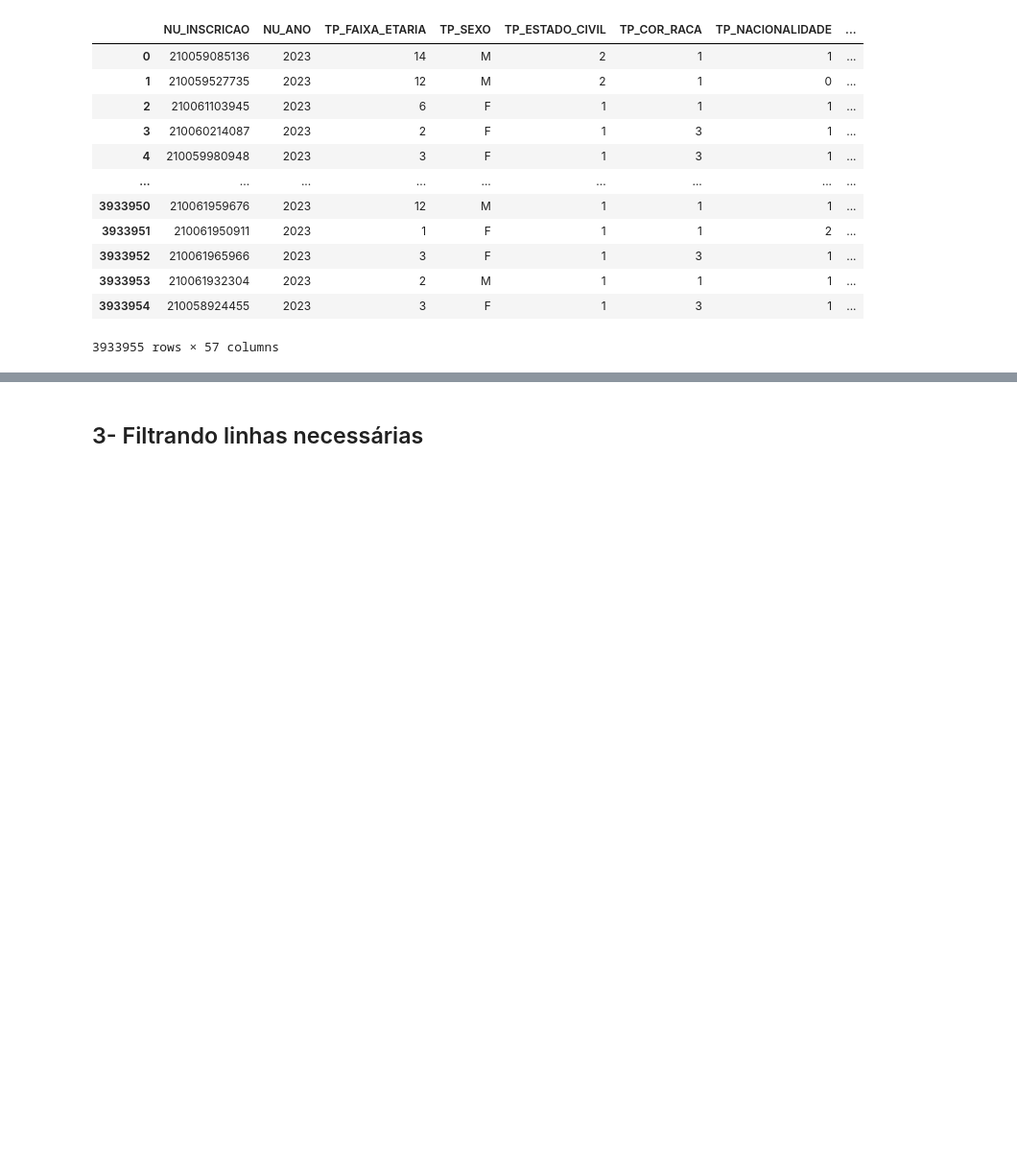
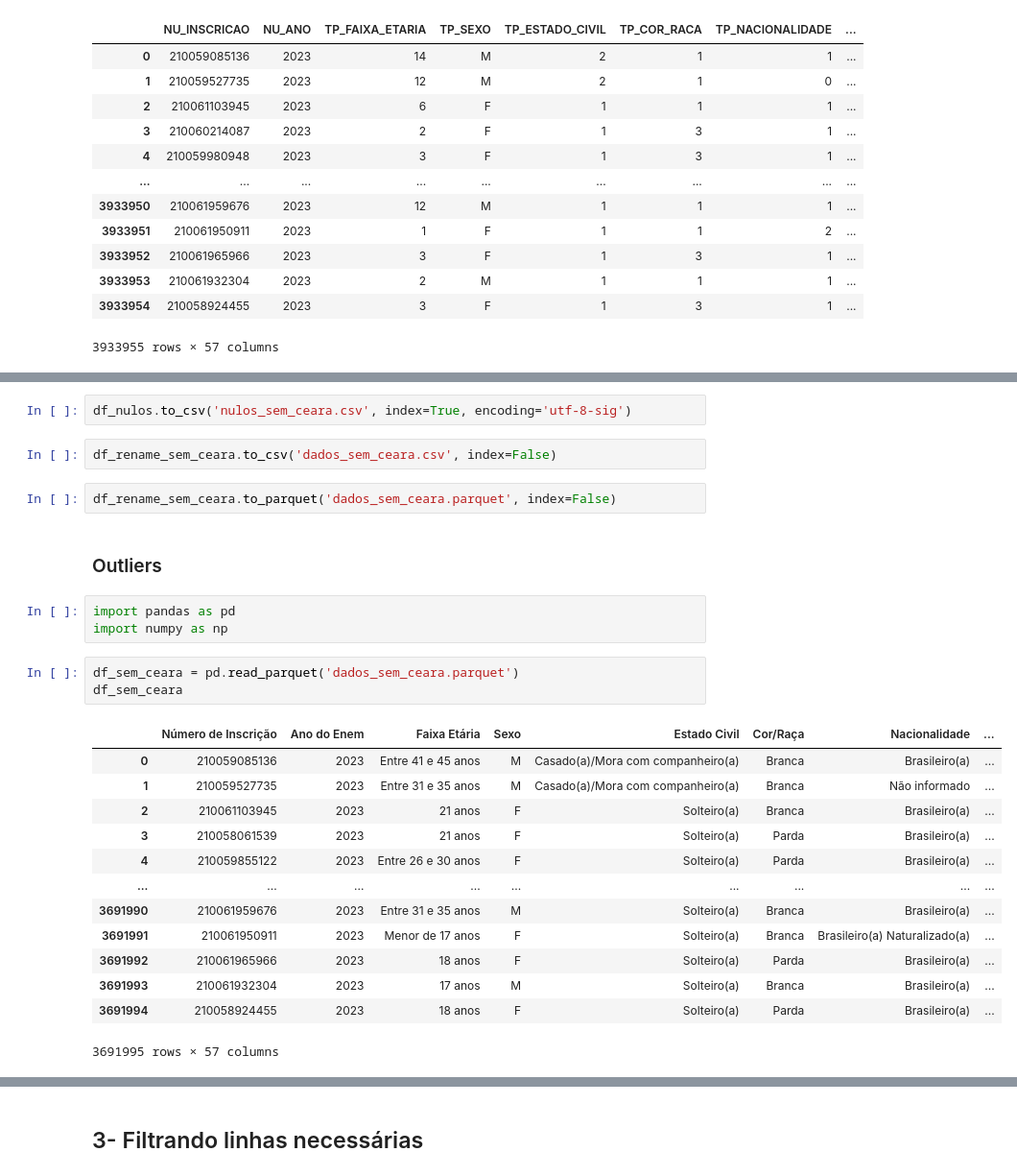
Before and after one commit to PV-cyber-lab/Enem_2023, a Jupyter notebook: limpeza.ipynb, the cells around one changed output, grey strips where cells are left out. Shown at 96% size. Cells and saved outputs as stored; diff of their text form; blank space fills up the shorter version.

```diff
--- a/limpeza.ipynb
+++ b/limpeza.ipynb
@@ -70,0 +563,28 @@ df_colunas_filtradas
+# %%
+df_nulos.to_csv('nulos_sem_ceara.csv', index=True, encoding='utf-8-sig')
+# %%
+df_rename_sem_ceara.to_csv('dados_sem_ceara.csv', index=False)
+# %%
+df_rename_sem_ceara.to_parquet('dados_sem_ceara.parquet', index=False)
+# %% [markdown]
+### Outliers
+# %%
+import pandas as pd
+import numpy as np
+# %%
+df_sem_ceara = pd.read_parquet('dados_sem_ceara.parquet')
+df_sem_ceara
+# %% [output]
+|  | Número de Inscrição | Ano do Enem | Faixa Etária | Sexo | Estado Civil | Cor/Raça | Nacionalidade | ... |
+| 0 | 210059085136 | 2023 | Entre 41 e 45 anos | M | Casado(a)/Mora com companheiro(a) | Branca | Brasileiro(a) | ... |
+| 1 | 210059527735 | 2023 | Entre 31 e 35 anos | M | Casado(a)/Mora com companheiro(a) | Branca | Não informado | ... |
+| 2 | 210061103945 | 2023 | 21 anos | F | Solteiro(a) | Branca | Brasileiro(a) | ... |
+| 3 | 210058061539 | 2023 | 21 anos | F | Solteiro(a) | Parda | Brasileiro(a) | ... |
+| 4 | 210059855122 | 2023 | Entre 26 e 30 anos | F | Solteiro(a) | Parda | Brasileiro(a) | ... |
+| ... | ... | ... | ... | ... | ... | ... | ... | ... |
+| 3691990 | 210061959676 | 2023 | Entre 31 e 35 anos | M | Solteiro(a) | Branca | Brasileiro(a) | ... |
+| 3691991 | 210061950911 | 2023 | Menor de 17 anos | F | Solteiro(a) | Branca | Brasileiro(a) Naturalizado(a) | ... |
+| 3691992 | 210061965966 | 2023 | 18 anos | F | Solteiro(a) | Parda | Brasileiro(a) | ... |
+| 3691993 | 210061932304 | 2023 | 17 anos | M | Solteiro(a) | Branca | Brasileiro(a) | ... |
+| 3691994 | 210058924455 | 2023 | 18 anos | F | Solteiro(a) | Parda | Brasileiro(a) | ... |
+3691995 rows × 57 columns
```
Also changed, not shown: parts of 88 cells of this notebook, 2 other files.
